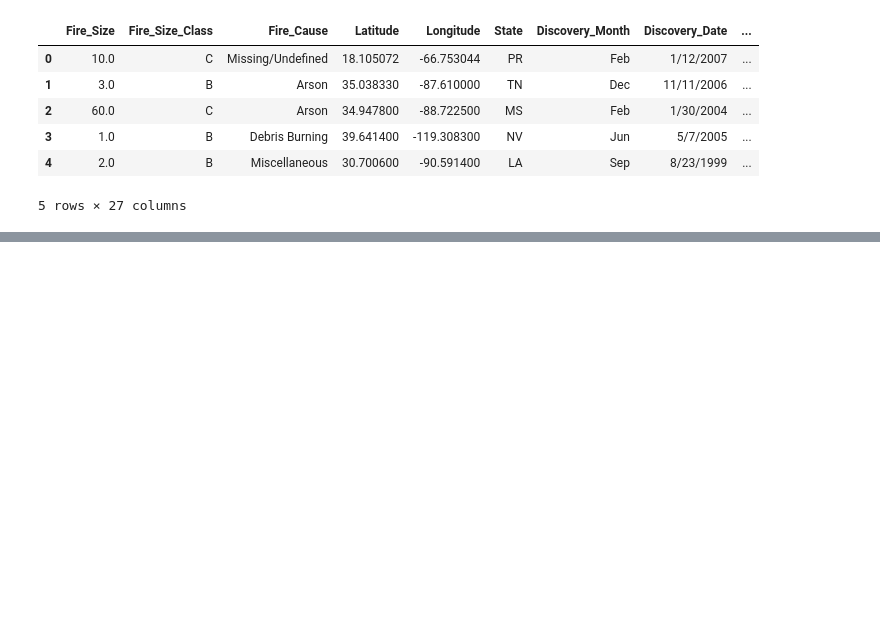
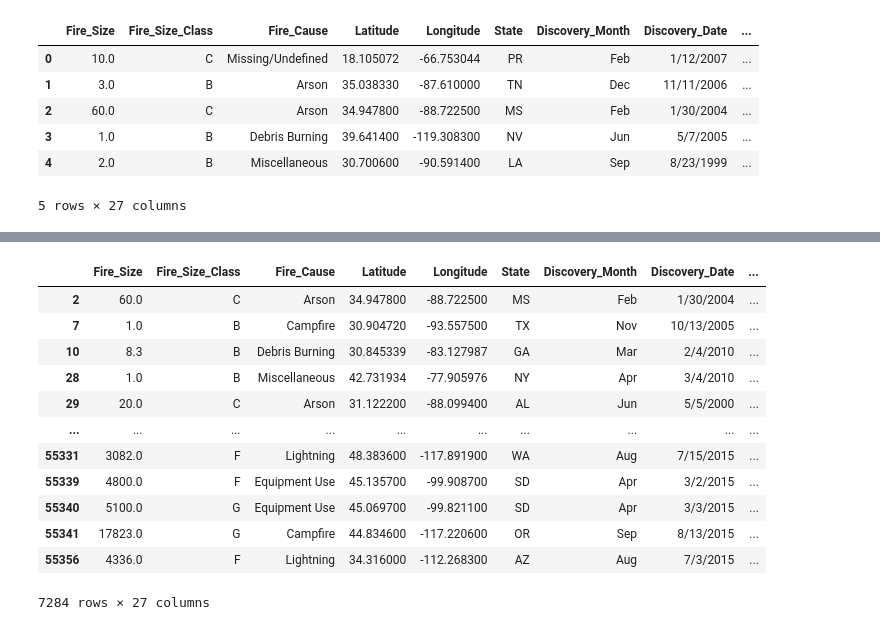
Before and after one commit to Ariannatopbjerg/project_one, a Jupyter notebook: Notebooks/wildfire_cleanup_pt3.ipynb, the cells around one changed output, grey strips where cells are left out. Cells and saved outputs as stored; diff of their text form; code cells hidden in the pictures; blank space fills up the shorter version.

```diff
--- a/Notebooks/wildfire_cleanup_pt3.ipynb
+++ b/Notebooks/wildfire_cleanup_pt3.ipynb
@@ -72 +85,33 @@ fire_df.head()
+# %%
+fire_clean_df2=fire_clean_df1.loc[(fire_df["Temp_Pre_30"]!=-1)&
+                         (fire_df["Temp_Pre_15"]!=-1)&
+                         (fire_df["Temp_Pre_7"]!=-1)&
+                         (fire_df["Temp_Present"]!=-1)&
+                         (fire_df["Wind_Pre_30"]!=-1)&
+                         (fire_df["Wind_Pre_15"]!=-1)&
+                         (fire_df["Wind_Pre_7"]!=-1)&
+                         (fire_df["Wind_Present"]!=-1)&
+                         (fire_df["Hum_Pre_30"]!=-1)&
+                         (fire_df["Hum_Pre_15"]!=-1)&
+                         (fire_df["Hum_Pre_7"]!=-1)&
+                         (fire_df["Hum_Present"]!=-1)&
+                         (fire_df["Prec_Pre_30"]!=-1)&
+                          (fire_df["Prec_Pre_15"]!=-1)&
+                          (fire_df["Prec_Pre_7"]!=-1)&
+                          (fire_df["Prec_Present"]!=-1)]
+fire_clean_df2
+# %% [output]
+|  | Fire_Size | Fire_Size_Class | Fire_Cause | Latitude | Longitude | State | Discovery_Month | Discovery_Date | ... |
+| 2 | 60.0 | C | Arson | 34.947800 | -88.722500 | MS | Feb | 1/30/2004 | ... |
+| 7 | 1.0 | B | Campfire | 30.904720 | -93.557500 | TX | Nov | 10/13/2005 | ... |
+| 10 | 8.3 | B | Debris Burning | 30.845339 | -83.127987 | GA | Mar | 2/4/2010 | ... |
+| 28 | 1.0 | B | Miscellaneous | 42.731934 | -77.905976 | NY | Apr | 3/4/2010 | ... |
+| 29 | 20.0 | C | Arson | 31.122200 | -88.099400 | AL | Jun | 5/5/2000 | ... |
+| ... | ... | ... | ... | ... | ... | ... | ... | ... | ... |
+| 55331 | 3082.0 | F | Lightning | 48.383600 | -117.891900 | WA | Aug | 7/15/2015 | ... |
+| 55339 | 4800.0 | F | Equipment Use | 45.135700 | -99.908700 | SD | Apr | 3/2/2015 | ... |
+| 55340 | 5100.0 | G | Equipment Use | 45.069700 | -99.821100 | SD | Apr | 3/3/2015 | ... |
+| 55341 | 17823.0 | G | Campfire | 44.834600 | -117.220600 | OR | Sep | 8/13/2015 | ... |
+| 55356 | 4336.0 | F | Lightning | 34.316000 | -112.268300 | AZ | Aug | 7/3/2015 | ... |
+7284 rows × 27 columns
 # %%
```
Also changed, not shown: parts of 5 cells of this notebook.
